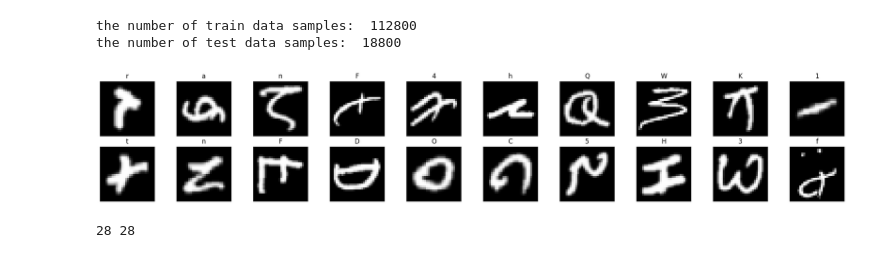
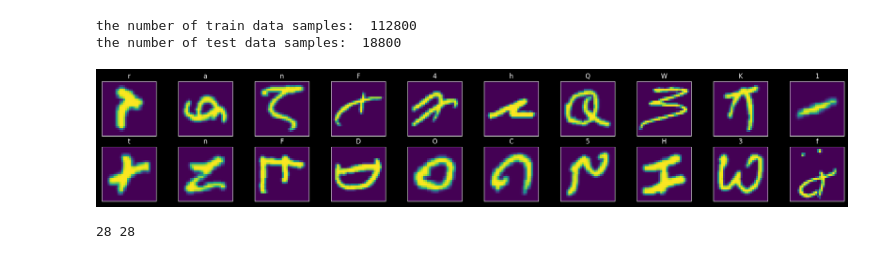
Before and after one commit to yuhangz/cv_task, a Jupyter notebook: code/CNN.ipynb, the cells around one changed output. Cells and saved outputs as stored; diff of their text form; code cells hidden in the pictures.

```diff
--- a/code/CNN.ipynb
+++ b/code/CNN.ipynb
@@ -75,29 +109,30 @@ the number of test data samples:  18800
 # %%
 # obtain one batch of training images
 dataiter = iter(train_loader)
 
 images, labels = dataiter.__next__()
 images = images.numpy()
 
  # emnist-balanced-mapping.txt
 with open('data/EMNIST/processed/emnist-balanced-mapping.txt') as f:
     lines = f.readlines()
 
 label_dict = {}
 for row in lines:
     list1 = row.split(' ')
-    label_dict[int(list1[0])] = chr(int(list1[1]))   #索引值 (list1[0])  对应 ASCII code (list1[1])
+    label_dict[int(list1[0])] = chr(int(list1[1]))
+    #索引值 (list1[0])  对应 ASCII code (list1[1])
 
-# plot the images in the batch, along with the corresponding labels
+# 4.b plot the images in the batch, along with the corresponding labels
 fig = plt.figure(figsize=(25, 4))
 for idx in np.arange(20):
     ax = fig.add_subplot(2, 10, idx+1, xticks=[], yticks=[])
-    ax.imshow(np.squeeze(images[idx]), cmap='gray')
+    ax.imshow(np.squeeze(images[idx]), cmap='viridis')
     # print out the correct label for each image
     # .item() gets the value contained in a Tensor
     ax.set_title(str(label_dict.get(labels[idx].item())))
 # %% [output]
-[figure, old version]
+[figure, new version]
 # %%
 img = np.squeeze(images[0])
 width, height = img.shape
```
Also changed, not shown: parts of 6 cells of this notebook, 4 other files.
